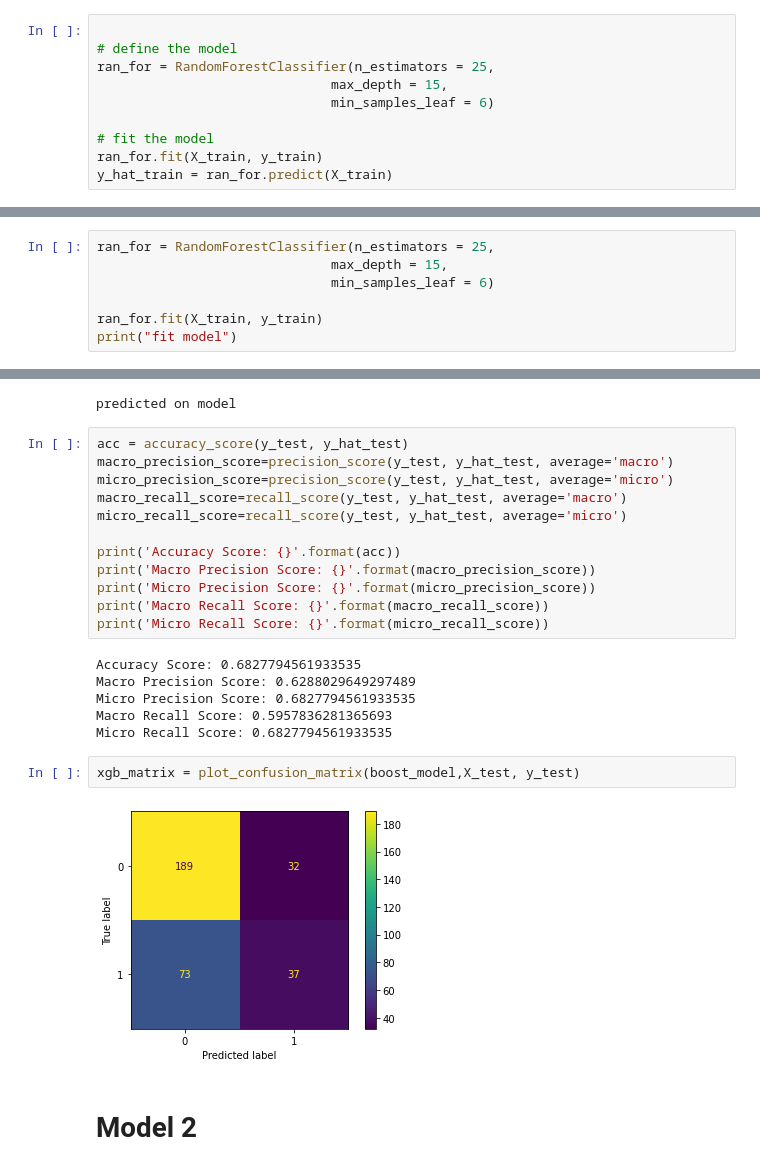
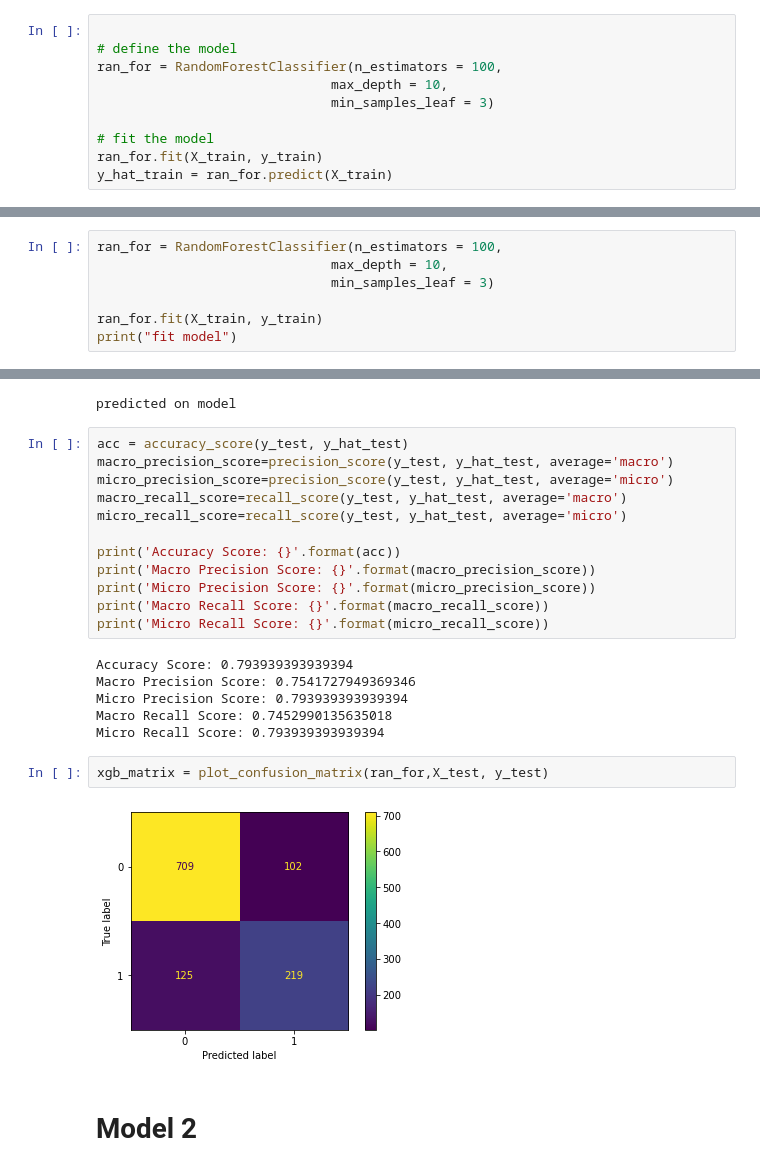
Before and after one commit to lblaka/ipo-success-prediction, a Jupyter notebook: 7_final_notebook.ipynb, the cells around one changed output, grey strips where cells are left out. Cells and saved outputs as stored; diff of their text form.

```diff
--- a/7_final_notebook.ipynb
+++ b/7_final_notebook.ipynb
@@ -222,9 +253,9 @@ print(gridsearch.best_params_)
 # %%
 
 # define the model
-ran_for = RandomForestClassifier(n_estimators = 25,
-                              max_depth = 15,
-                              min_samples_leaf = 6)
+ran_for = RandomForestClassifier(n_estimators = 100,
+                              max_depth = 10,
+                              min_samples_leaf = 3)
 
 # fit the model
 ran_for.fit(X_train, y_train)
@@ -385,9 +416,9 @@ xgb_matrix = plot_confusion_matrix(boost_model,X_train, y_train)
 # %% [markdown]
 **Random Forest** was the better performing model
 # %%
-ran_for = RandomForestClassifier(n_estimators = 25,
-                              max_depth = 15,
-                              min_samples_leaf = 6)
+ran_for = RandomForestClassifier(n_estimators = 100,
+                              max_depth = 10,
+                              min_samples_leaf = 3)
 
 ran_for.fit(X_train, y_train)
 print("fit model")
@@ -411,15 +442,15 @@ print('Micro Precision Score: {}'.format(micro_precision_score))
 print('Macro Recall Score: {}'.format(macro_recall_score))
 print('Micro Recall Score: {}'.format(micro_recall_score))
 # %% [output]
-Accuracy Score: 0.6827794561933535
-Macro Precision Score: 0.6288029649297489
-Micro Precision Score: 0.6827794561933535
-Macro Recall Score: 0.5957836281365693
-Micro Recall Score: 0.6827794561933535
+Accuracy Score: 0.793939393939394
+Macro Precision Score: 0.7541727949369346
+Micro Precision Score: 0.793939393939394
+Macro Recall Score: 0.7452990135635018
+Micro Recall Score: 0.793939393939394
 # %%
-xgb_matrix = plot_confusion_matrix(boost_model,X_test, y_test)
+xgb_matrix = plot_confusion_matrix(ran_for,X_test, y_test)
 # %% [output]
-[figure, old version]
+[figure, new version]
 # %% [markdown]
 # Model 2
 # %%
```
Also changed, not shown: parts of 14 cells of this notebook.
